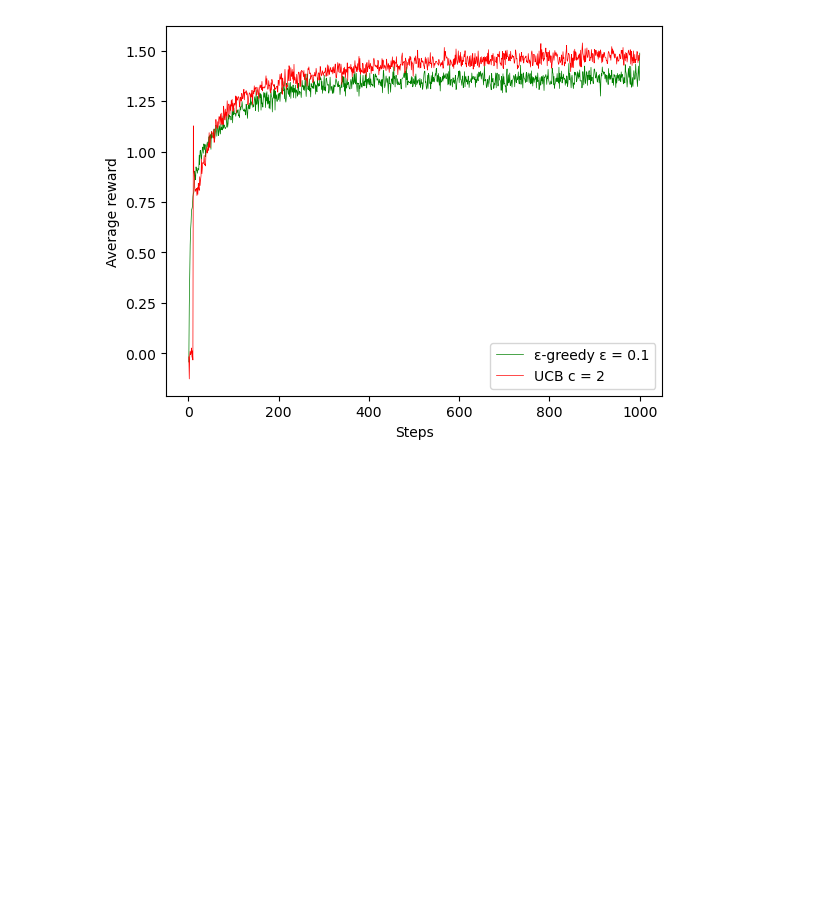
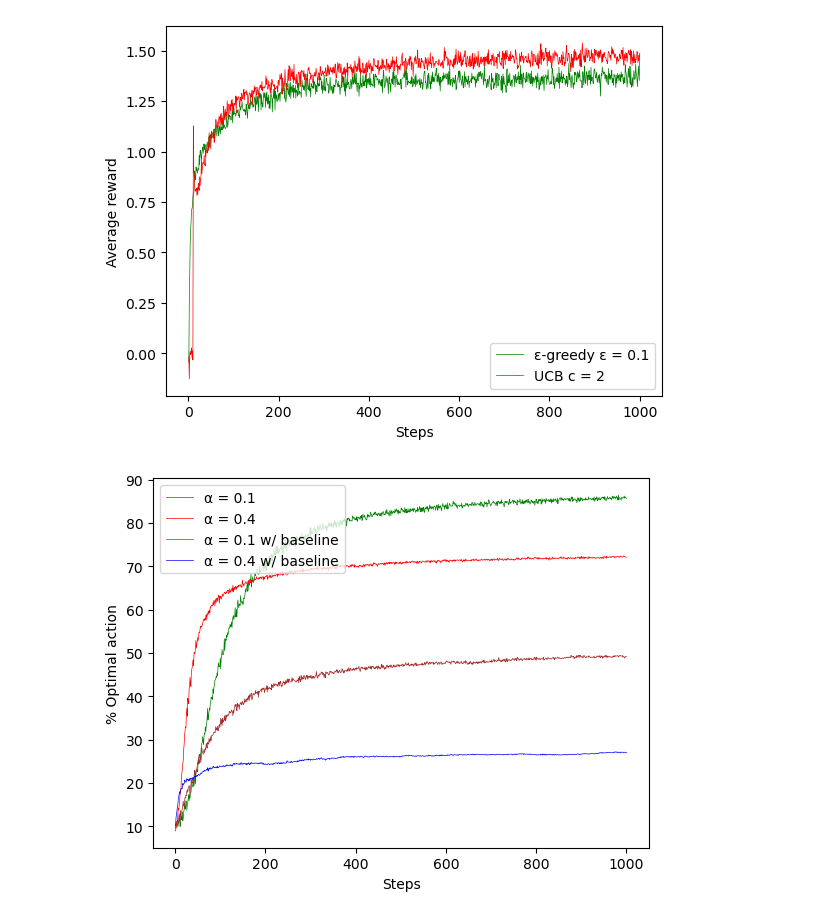
Before and after one commit to vinicius-gaspar/rl-studies, a Jupyter notebook: multi-armed-bandits.ipynb, the cells around one changed output. Drawn from its saved outputs; the diff is of its cells as text; code cells hidden in the pictures; blank space fills up the shorter version.

Commit message:
added gradient bandit algo

```diff
--- a/multi-armed-bandits.ipynb
+++ b/multi-armed-bandits.ipynb
@@ -432,3 +477,34 @@ ax.legend()
 plt.show()
 # %% [output]
 [figure]
+# %%
+runs = 2000
+time_steps = 1000
+arms_number = 10
+mean = 4.0
+variance_action_values = 1.0
+variance_rewards = 1.0
+step_size = [0.1, 0.4]
+linecolors = ['green', 'red', 'brown', 'blue']
+labels = ['\u03B1 = 0.1', '\u03B1 = 0.4', '\u03B1 = 0.1 w/ baseline', '\u03B1 = 0.4 w/ baseline']
+steps = np.linspace(1, time_steps, time_steps, endpoint=True)
+
+fig, ax = plt.subplots()
+average_rewards, optimal_actions = k_gradient_bandits_algo_stationary(arms_number, mean, variance_action_values, variance_rewards, runs, time_steps, step_size[0], with_baseline=1)
+ax.plot(steps, optimal_actions*100, linewidth=0.5, color=linecolors[0], label=labels[0])
+
+average_rewards, optimal_actions = k_gradient_bandits_algo_stationary(arms_number, mean, variance_action_values, variance_rewards, runs, time_steps, step_size[1], with_baseline=1)
+ax.plot(steps, optimal_actions*100, linewidth=0.5, color=linecolors[1], label=labels[1])
+
+average_rewards, optimal_actions = k_gradient_bandits_algo_stationary(arms_number, mean, variance_action_values, variance_rewards, runs, time_steps, step_size[0], with_baseline=0)
+ax.plot(steps, optimal_actions*100, linewidth=0.5, color=linecolors[2], label=labels[2])
+
+average_rewards, optimal_actions = k_gradient_bandits_algo_stationary(arms_number, mean, variance_action_values, variance_rewards, runs, time_steps, step_size[1], with_baseline=0)
+ax.plot(steps, optimal_actions*100, linewidth=0.5, color=linecolors[3], label=labels[3])
+
+ax.set_ylabel('% Optimal action')
+ax.set_xlabel('Steps')
+ax.legend()
+plt.show()
+# %% [output]
+[figure, added]
```
Also changed, not shown: parts of 1 cell of this notebook.
